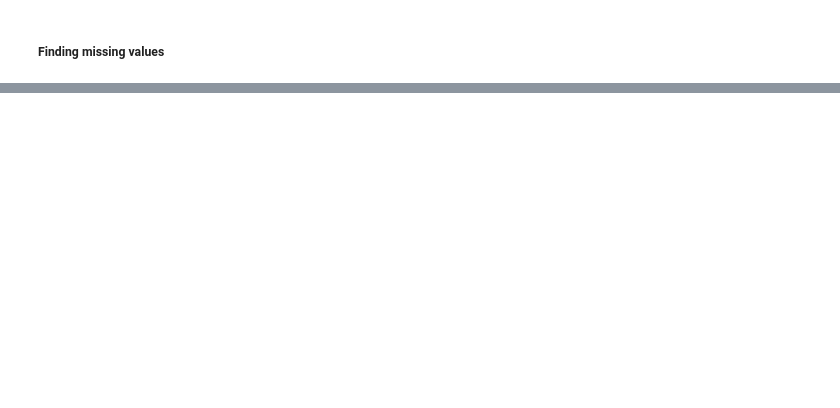
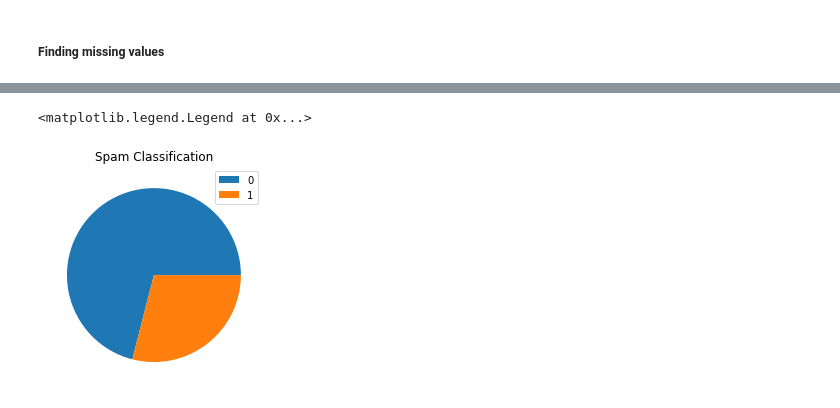
Before and after one commit to michaelbabajide/spam-email-dataset, a Jupyter notebook: spam.ipynb, the cells around one changed output, grey strips where cells are left out. Cells and saved outputs as stored; diff of their text form; code cells hidden in the pictures; blank space fills up the shorter version.

Commit message:
visualizing the data with a histogram and pie chart

```diff
--- a/spam.ipynb
+++ b/spam.ipynb
@@ -69,0 +68,3 @@ spam.describe()
+# %%
+y = spam['Prediction']
+y.value_counts()
@@ -69,0 +85,9 @@ spam.describe()
+# %%
+#pie chart
+
+plt.pie(y.value_counts())
+plt.title('Spam Classification')
+plt.legend(y.value_counts().keys().tolist())
+# %% [output]
+<matplotlib.legend.Legend at 0x...>
+[figure, added]
```
Also changed, not shown: parts of 8 cells of this notebook.
